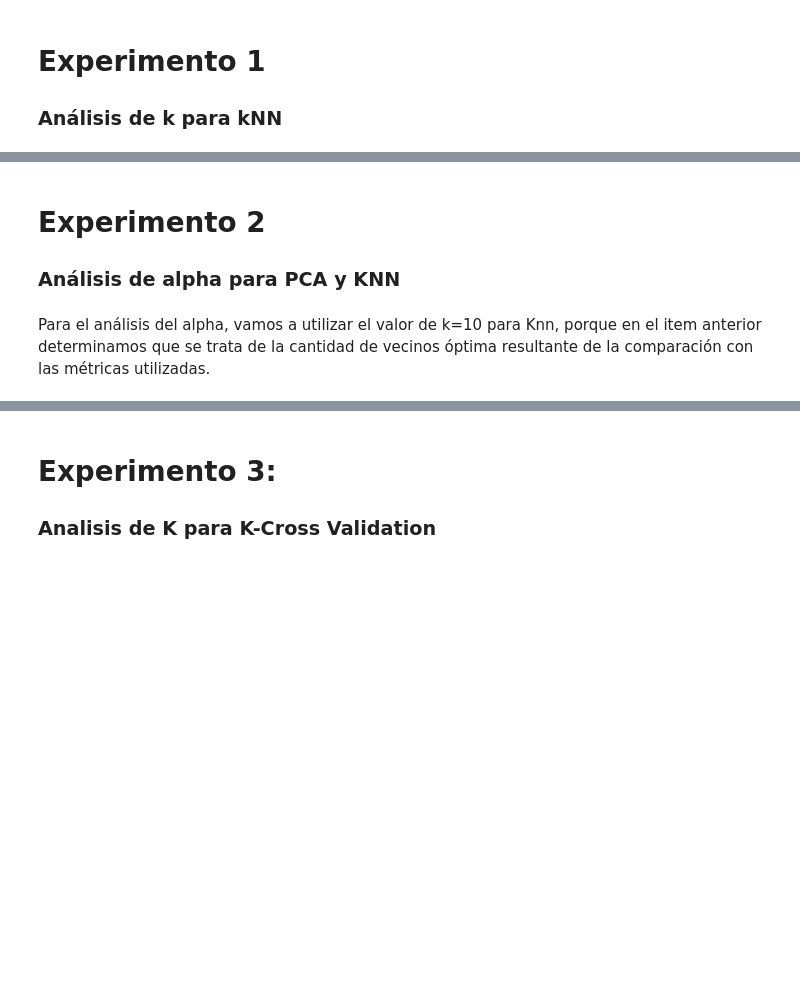
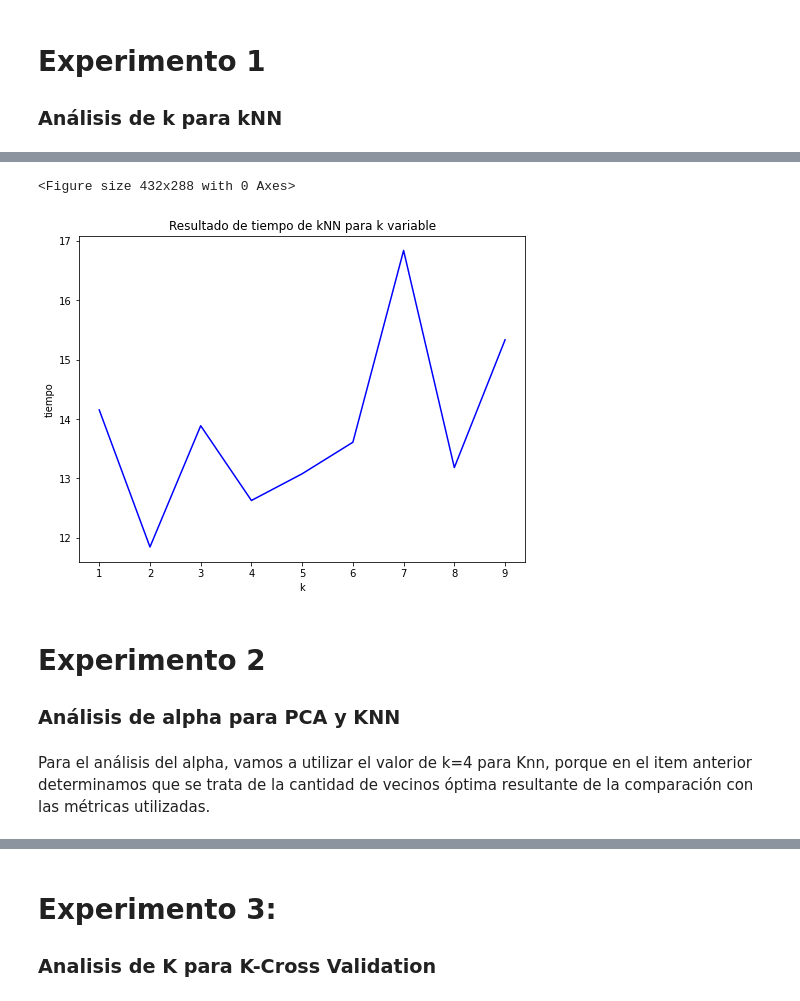
Before and after one commit to davidvenegasr/MetNum, a Jupyter notebook: tp2/notebooks/Experimentacion.ipynb, the cells around one changed output, grey strips where cells are left out. Drawn from its saved outputs; the diff is of its cells as text; code cells hidden in the pictures; blank space fills up the shorter version.

```diff
--- a/tp2/notebooks/Experimentacion.ipynb
+++ b/tp2/notebooks/Experimentacion.ipynb
@@ -245,8 +251,27 @@ Wall time: 29.1 s
+# %%
+# Graficos Exp1 TIEMPO
+df_tiempos_kNN = pd.read_csv("Exp1/resultado_exp1_kNN.csv")
+
+plt.figure()
+plt.figure(figsize=(8,6))
+gr = sns.lineplot(x = "k", y = "time", data = df_tiempos_kNN, color = 'blue')
+
+gr.set_title("Resultado de tiempo de kNN para k variable")
+gr.set_ylabel("tiempo")
+gr.set_xlabel("k")
+
+fig = gr.get_figure()
+name = "exp1_tiempo"
+
+fig.savefig(f"Exp1/{name}.png")
+# %% [output]
+<Figure size 432x288 with 0 Axes>
+[figure, added]
 # %% [markdown]
 # Experimento 2
 ### Análisis de alpha para PCA y KNN
 # %% [markdown]
-Para el análisis del alpha, vamos a utilizar el valor de k=10 para Knn, porque en el item anterior determinamos
+Para el análisis del alpha, vamos a utilizar el valor de k=4 para Knn, porque en el item anterior determinamos
 que se trata de la cantidad de vecinos óptima resultante de la comparación con las métricas utilizadas.
 # %%
 %%time
```
Also changed, not shown: parts of 12 cells of this notebook, 8 other files.
